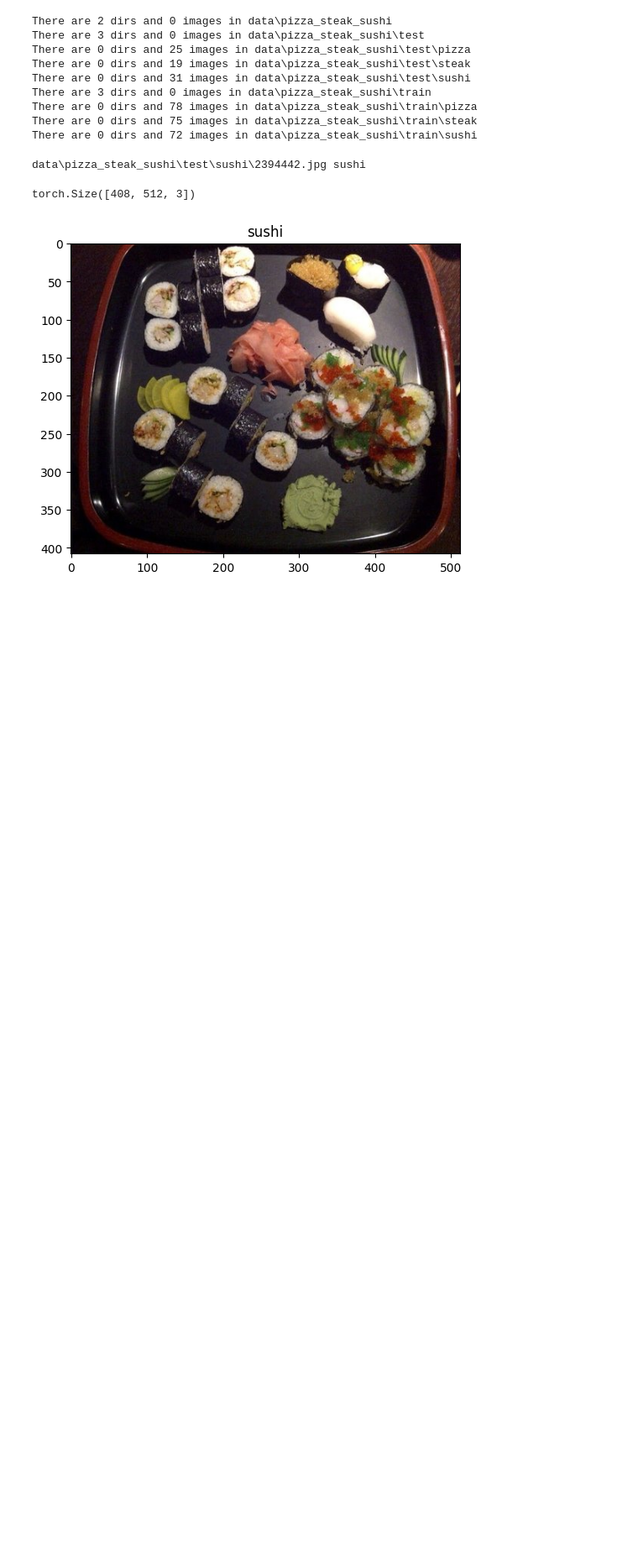
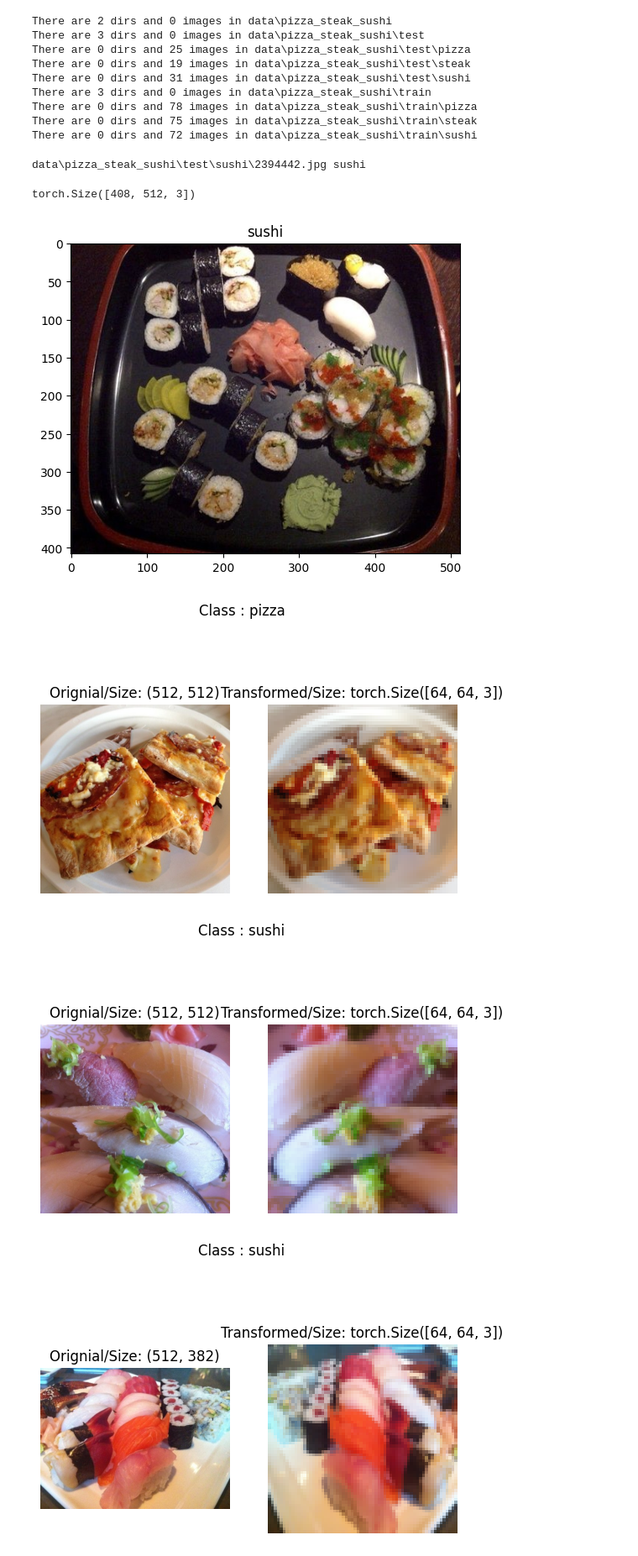
Before and after one commit to Mr-Yavar/Training_Project, a Jupyter notebook: Python/Pytorch/custom_dataset.ipynb, the cells around one changed output. Shown at 84% size. Saved outputs shown, nothing was run; the diff lists cells and outputs as text; code cells hidden in the pictures; blank space fills up the shorter version.

```diff
--- a/Python/Pytorch/custom_dataset.ipynb
+++ b/Python/Pytorch/custom_dataset.ipynb
@@ -84,0 +88,32 @@ torch.Size([408, 512, 3])
+# %%
+data_transform = transforms.Compose([
+    #Resize
+    transforms.Resize(size=(64,64)),
+    transforms.RandomHorizontalFlip(p=0.5),
+    transforms.ToTensor()
+])
+# %%
+def plot_transformed_images(image_paths,transform,n=2,seed=42):
+    if seed:
+        random.seed(seed)
+    random_image_paths = random.sample(image_paths,k=n)
+    for image_path in random_image_paths:
+        with Image.open(image_path,"r") as f:
+            fig,ax = plt.subplots(nrows=1,ncols=2)
+            ax[0].imshow(f)
+            ax[0].set_title(f"Orignial/Size: {f.size}")
+            ax[0].axis(False)
+
+
+            transformed_image = transform(f).permute(1,2,0)
+            ax[1].imshow(transformed_image)
+            ax[1].set_title(f"Transformed/Size: {transformed_image.shape}")
+            ax[1].axis(False)
+
+            fig.suptitle(f"Class : {image_path.parent.stem}")
+# %%
+plot_transformed_images(images_list,data_transform,3,51)
+# %% [output]
+[figure, added]
+[figure, added]
+[figure, added]
```
Also changed, not shown: parts of 18 cells of this notebook.
